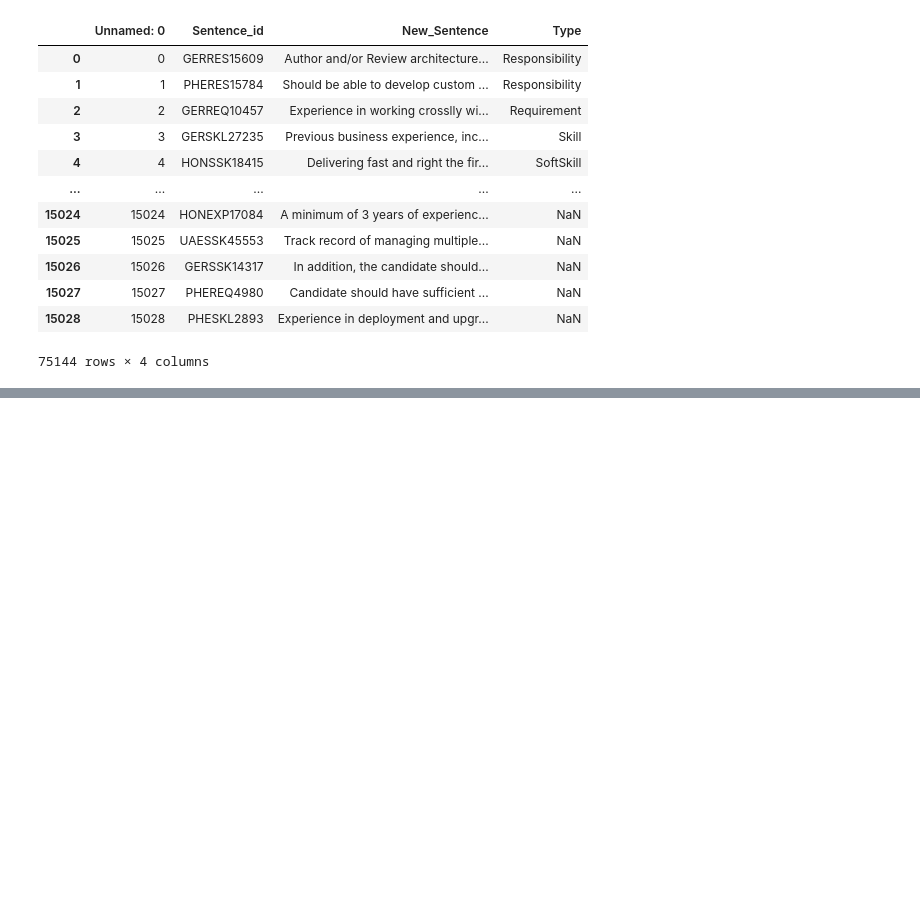
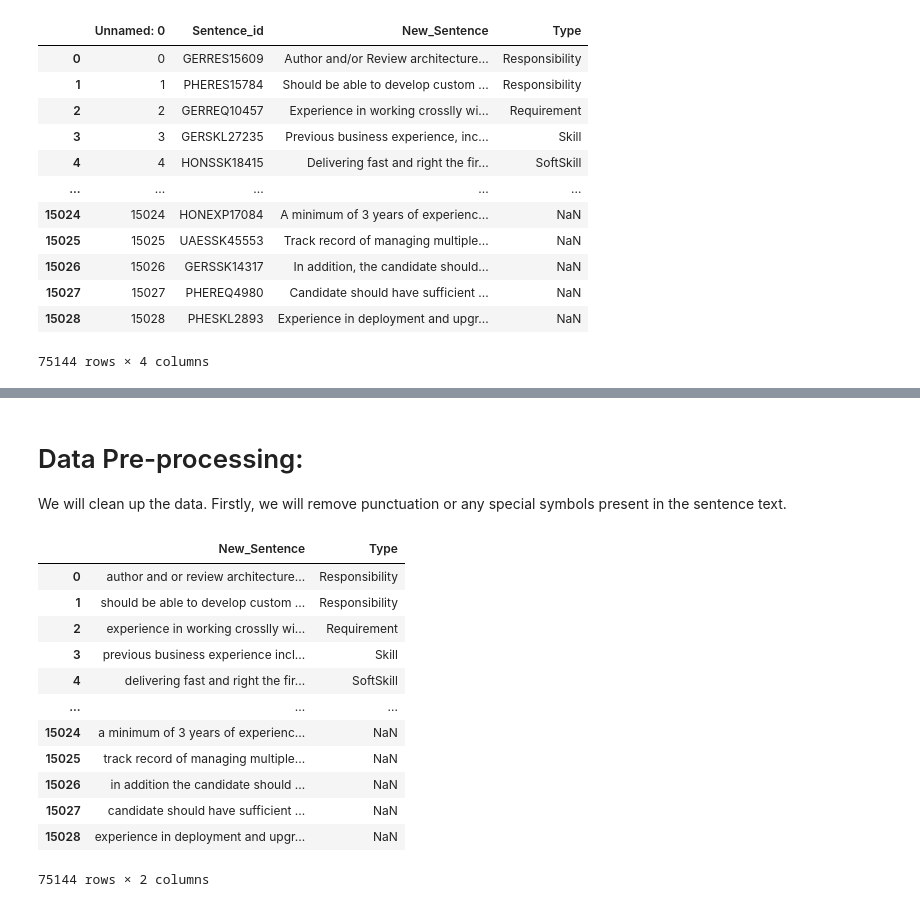
Before and after one commit to bolajkiran/Text-Classification-using-NBC, a Jupyter notebook: TextClassification_NBC_Assignment2_KiranBolaj.ipynb, the cells around one changed output, grey strips where cells are left out. Cells and saved outputs as stored; diff of their text form; code cells hidden in the pictures; blank space fills up the shorter version.

Commit message:
Data mining assignment 2 - version 2

```diff
--- a/TextClassification_NBC_Assignment2_KiranBolaj.ipynb
+++ b/TextClassification_NBC_Assignment2_KiranBolaj.ipynb
@@ -107,0 +141,27 @@ ford_dataset
+# %% [markdown]
+# Data Pre-processing:
+We will clean up the data. Firstly, we will remove punctuation or any special symbols present in the sentence text.
+# %%
+# Remove punctuation/any special symbols,
+# first convert into lower case letters and then replace the special symbols with a white space.
+# drop Unnamed: 0, sentence_id column as its not needed.
+
+ford_dataset['New_Sentence'] = ford_dataset['New_Sentence'].str.lower()
+ford_dataset['New_Sentence'] = ford_dataset['New_Sentence'].str.replace('[^\w\s]',' ')
+ford_dataset = ford_dataset.drop('Sentence_id', axis=1)
+ford_dataset = ford_dataset.drop('Unnamed: 0', axis=1)
+ford_dataset
+# %% [output]
+|  | New_Sentence | Type |
+| 0 | author and or review architecture... | Responsibility |
+| 1 | should be able to develop custom ... | Responsibility |
+| 2 | experience in working crosslly wi... | Requirement |
+| 3 | previous business experience incl... | Skill |
+| 4 | delivering fast and right the fir... | SoftSkill |
+| ... | ... | ... |
+| 15024 | a minimum of 3 years of experienc... | NaN |
+| 15025 | track record of managing multiple... | NaN |
+| 15026 | in addition the candidate should ... | NaN |
+| 15027 | candidate should have sufficient ... | NaN |
+| 15028 | experience in deployment and upgr... | NaN |
+75144 rows × 2 columns
```
Also changed, not shown: parts of 11 cells of this notebook.
